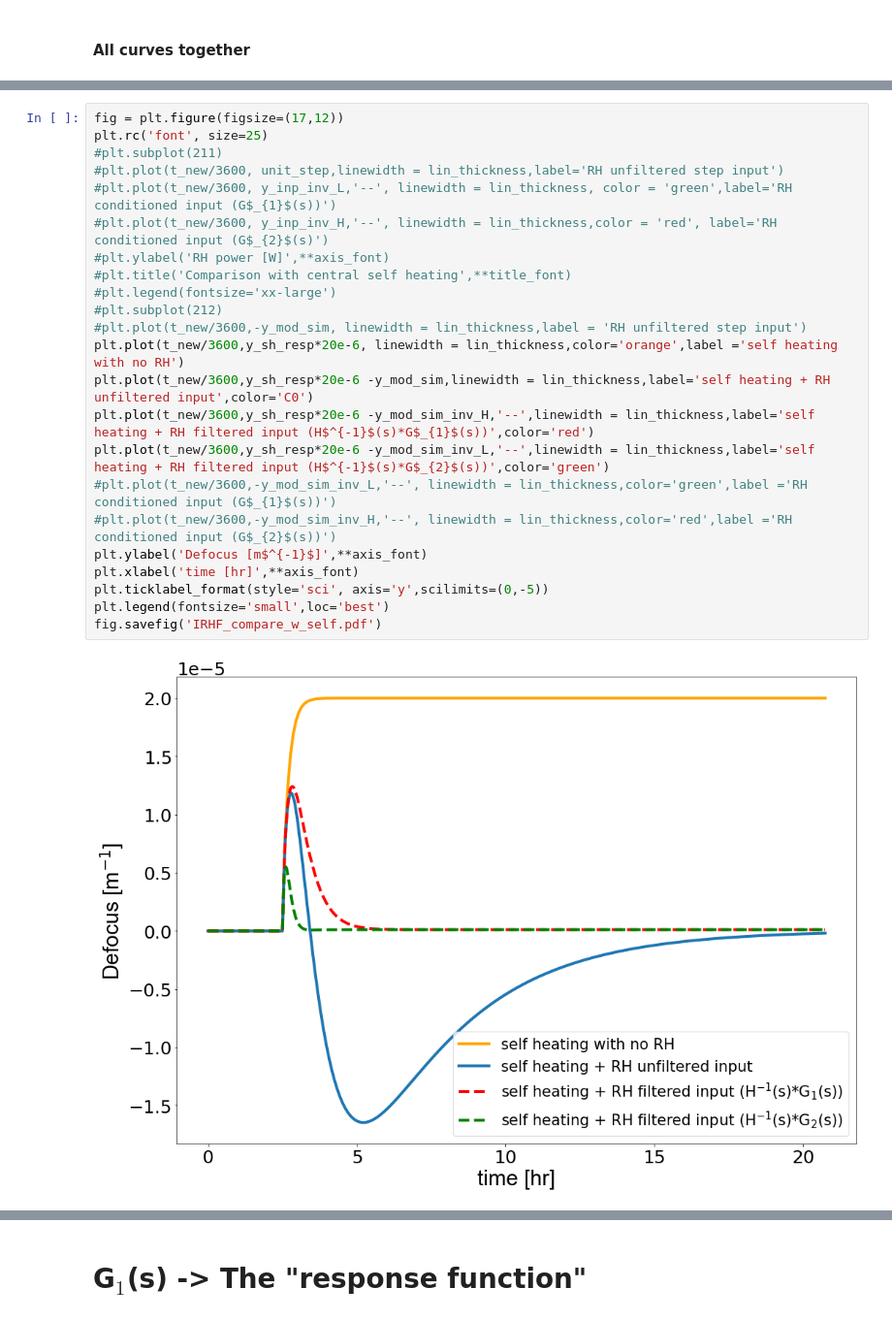
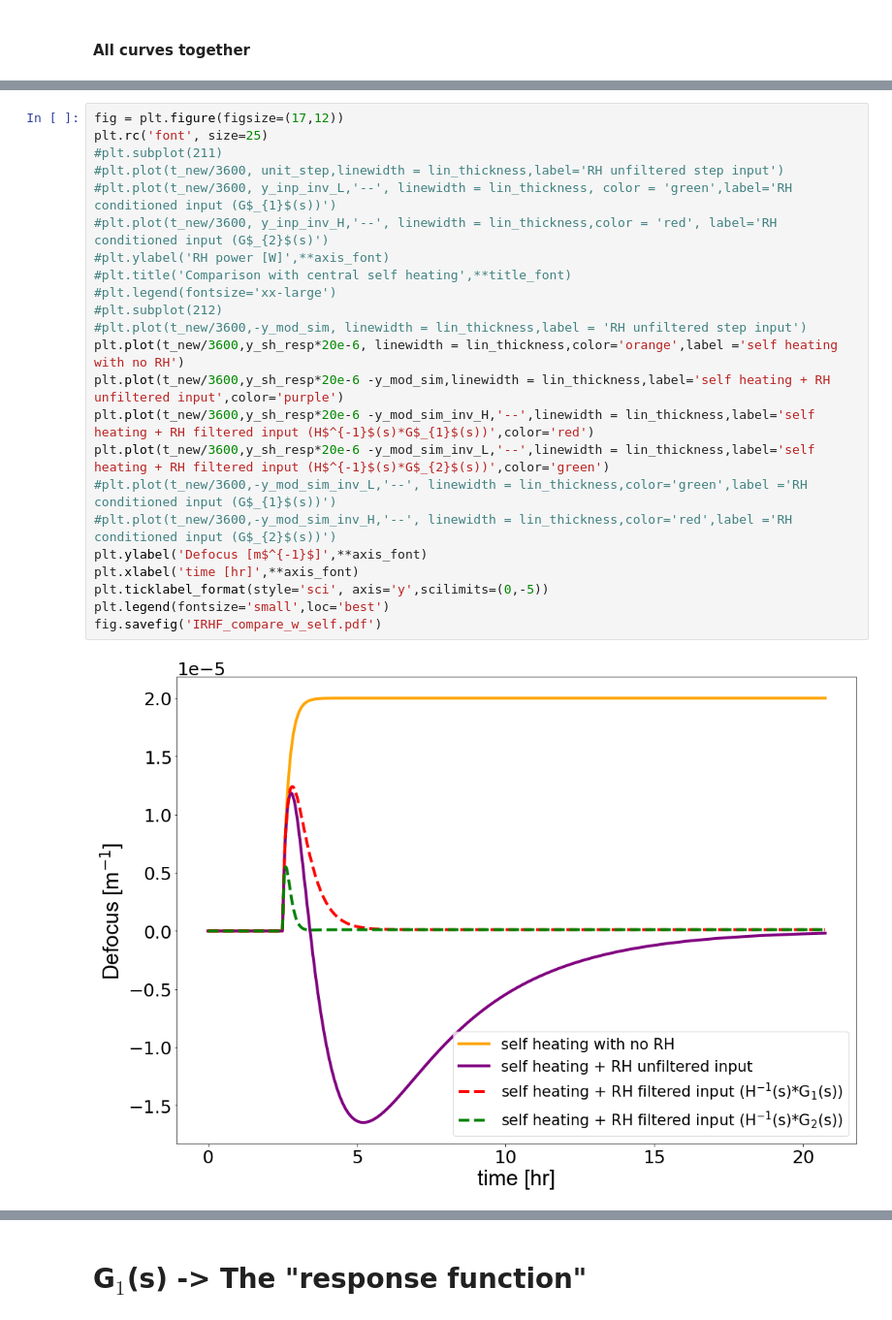
Before and after one commit to dancvan/IRHF, a Jupyter notebook: code/IRHF_w_self_heating.ipynb, the cells around one changed output, grey strips where cells are left out. Shown at 97% size. Cells and saved outputs as stored; diff of their text form.

```diff
--- a/code/IRHF_w_self_heating.ipynb
+++ b/code/IRHF_w_self_heating.ipynb
@@ -239,28 +239,28 @@ fig.savefig('IRHF_compare_self_w_filter_compare.pdf')
 # %%
 fig = plt.figure(figsize=(17,12))
 plt.rc('font', size=25)
 #plt.subplot(211)
 #plt.plot(t_new/3600, unit_step,linewidth = lin_thickness,label='RH unfiltered step input')
 #plt.plot(t_new/3600, y_inp_inv_L,'--', linewidth = lin_thickness, color = 'green',label='RH conditioned input (G$_{1}$(s))')
 #plt.plot(t_new/3600, y_inp_inv_H,'--', linewidth = lin_thickness,color = 'red', label='RH conditioned input (G$_{2}$(s)')
 #plt.ylabel('RH power [W]',**axis_font)
 #plt.title('Comparison with central self heating',**title_font)
 #plt.legend(fontsize='xx-large')
 #plt.subplot(212)
 #plt.plot(t_new/3600,-y_mod_sim, linewidth = lin_thickness,label = 'RH unfiltered step input')
 plt.plot(t_new/3600,y_sh_resp*20e-6, linewidth = lin_thickness,color='orange',label ='self heating with no RH')
-plt.plot(t_new/3600,y_sh_resp*20e-6 -y_mod_sim,linewidth = lin_thickness,label='self heating + RH unfiltered input',color='C0')
+plt.plot(t_new/3600,y_sh_resp*20e-6 -y_mod_sim,linewidth = lin_thickness,label='self heating + RH unfiltered input',color='purple')
 plt.plot(t_new/3600,y_sh_resp*20e-6 -y_mod_sim_inv_H,'--',linewidth = lin_thickness,label='self heating + RH filtered input (H$^{-1}$(s)*G$_{1}$(s))',color='red')
 plt.plot(t_new/3600,y_sh_resp*20e-6 -y_mod_sim_inv_L,'--',linewidth = lin_thickness,label='self heating + RH filtered input (H$^{-1}$(s)*G$_{2}$(s))',color='green')
 #plt.plot(t_new/3600,-y_mod_sim_inv_L,'--', linewidth = lin_thickness,color='green',label ='RH conditioned input (G$_{1}$(s))')
 #plt.plot(t_new/3600,-y_mod_sim_inv_H,'--', linewidth = lin_thickness,color='red',label ='RH conditioned input (G$_{2}$(s))')
 plt.ylabel('Defocus [m$^{-1}$]',**axis_font)
 plt.xlabel('time [hr]',**axis_font)
 plt.ticklabel_format(style='sci', axis='y',scilimits=(0,-5))
 plt.legend(fontsize='small',loc='best')
 fig.savefig('IRHF_compare_w_self.pdf')
 # %% [output]
-[figure, old version]
+[figure, new version]
 # %%
 fig = plt.figure(figsize=(17,15))
 plt.rc('font', size=25)
```
Also changed, not shown: parts of 11 cells of this notebook.
